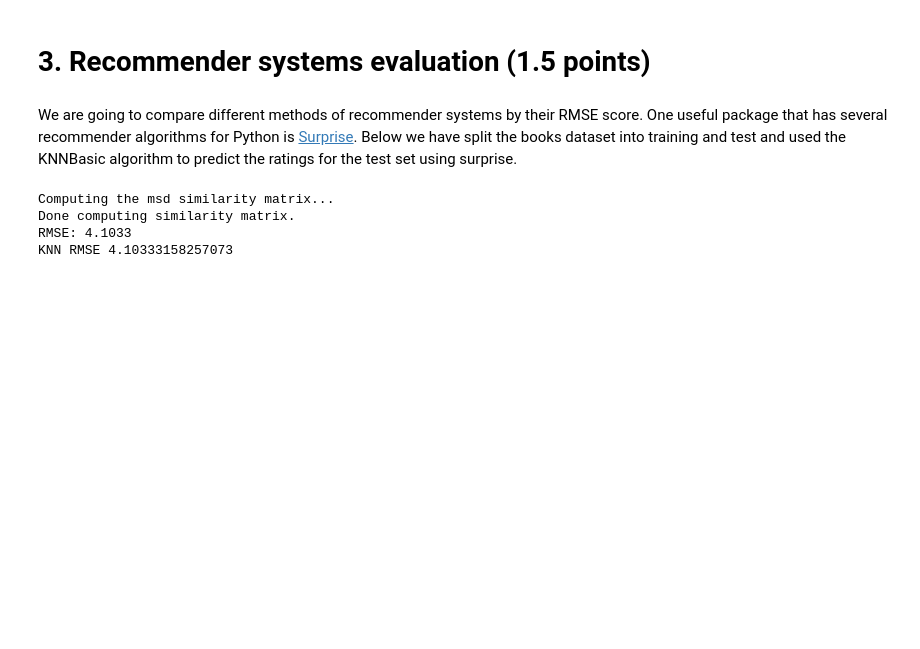
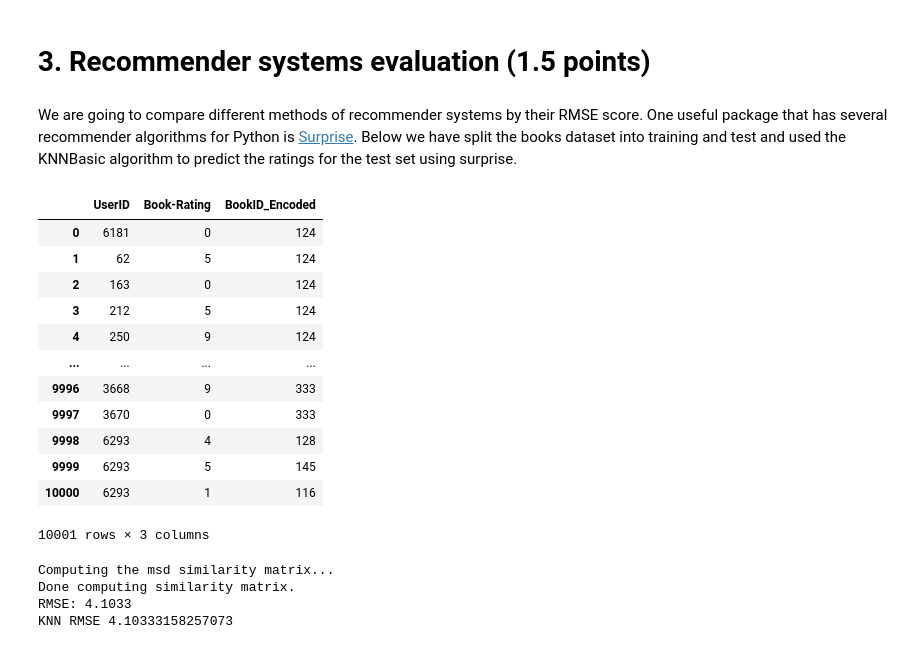
Before and after one commit to enliktjioe/bda2020, a Jupyter notebook: HW4/Homework_04_Enlik_Nga.ipynb, the cells around one changed output. Cells and saved outputs as stored; diff of their text form; code cells hidden in the pictures; blank space fills up the shorter version.

```diff
--- a/HW4/Homework_04_Enlik_Nga.ipynb
+++ b/HW4/Homework_04_Enlik_Nga.ipynb
@@ -618,6 +618,22 @@ Book suggestion for **UserID” = 6293** are:
 # 3. Recommender systems evaluation (1.5 points)
 # %% [markdown]
 We are going to compare different methods of recommender systems by their RMSE score. One useful package that has several recommender algorithms for Python is [Surprise](https://surprise.readthedocs.io/en/stable/getting_started.html). Below we have split the books dataset into training and test and used the KNNBasic algorithm to predict the ratings for the test set using surprise.
+# %%
+books_encoded_no_dup_new
+# %% [output]
+|  | UserID | Book-Rating | BookID_Encoded |
+| 0 | 6181 | 0 | 124 |
+| 1 | 62 | 5 | 124 |
+| 2 | 163 | 0 | 124 |
+| 3 | 212 | 5 | 124 |
+| 4 | 250 | 9 | 124 |
+| ... | ... | ... | ... |
+| 9996 | 3668 | 9 | 333 |
+| 9997 | 3670 | 0 | 333 |
+| 9998 | 6293 | 4 | 128 |
+| 9999 | 6293 | 5 | 145 |
+| 10000 | 6293 | 1 | 116 |
+10001 rows × 3 columns
 # %%
 from surprise import accuracy
 from surprise.model_selection import train_test_split
```
Also changed, not shown: parts of 23 cells of this notebook.
